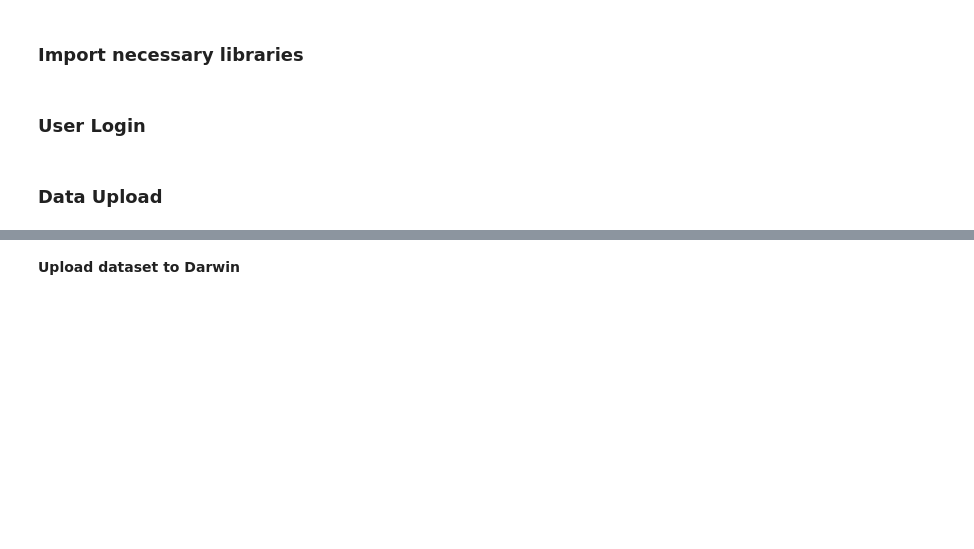
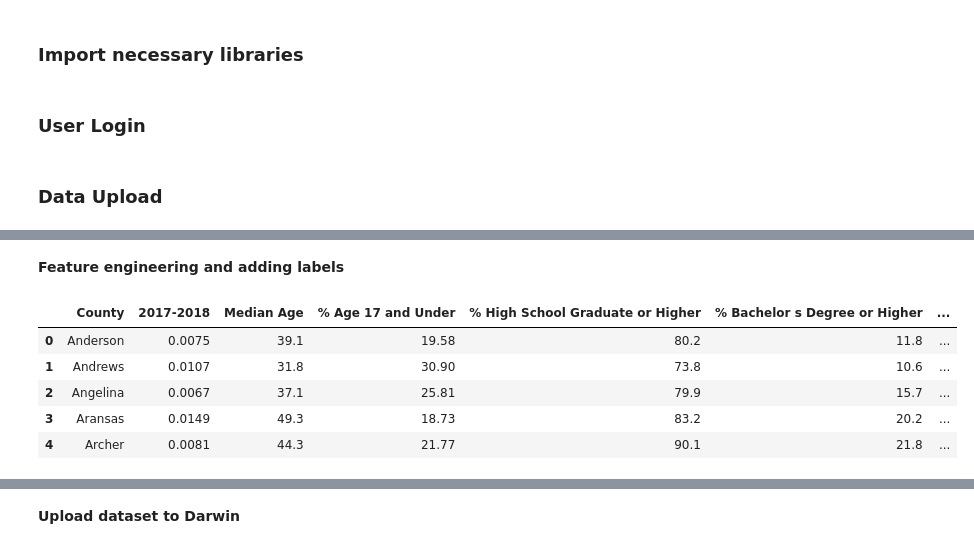
Before and after one commit to justin-kang/CS-363D-Project, a Jupyter notebook: Darwin Project.ipynb, the cells around one changed output, grey strips where cells are left out. Cells and saved outputs as stored; diff of their text form; code cells hidden in the pictures; blank space fills up the shorter version.

```diff
--- a/Darwin Project.ipynb
+++ b/Darwin Project.ipynb
@@ -58,0 +58,2 @@ if not status:
+# %% [markdown]
+**Feature engineering and adding labels**
@@ -58,0 +76,70 @@ if not status:
+# %%
+def calculate_label(row, mean, sd):
+    if row['2017-2018'] > mean + sd:
+        return 1
+    if row['2017-2018'] < mean - sd:
+        return -1
+    return 0
+
+def add_labels(df):
+    mean = df['2017-2018'].mean(skipna=True)
+    sd = df['2017-2018'].std(skipna = True)
+    df['Label'] = df.apply(lambda row: calculate_label(row, mean, sd), axis=1)
+    return df
+# %%
+# Preview dataset
+df = pd.read_csv(os.path.join(PATH_TO_DATASET, 'exemptions.csv'))
+df.drop(df.tail(1).index,inplace=True)
+
+#combine all data into one dataframe
+for file in os.listdir(PATH_TO_DATASET):
+    if 'csv' in file and 'exemptions' not in file: #dont add exemptions twice
+        df2=pd.read_csv(os.path.join(PATH_TO_DATASET, file))
+        df=df.merge(df2, on='County')
+
+#~feature engineering~
+df['% Age 18-65']=df.apply (lambda row: calculate_adults(row), axis=1)
+
+df=drop_features(df)
+
+#strip extra characters and convert to floats
+for i in range(1, 9):
+    df.iloc[:,i]=df.apply( lambda row: strip_extra_chars(row, i, "%"), axis=1)
+#dollar_cols
+#df.iloc
+#df.head()
+strip_dollar = ['Total County Tax Rate', 'Per Capita Income']
+for category in strip_dollar:
+    df[category]=df.apply( lambda row: strip_extra_chars(row, category, "$"), axis=1)
+#print(list(df))
+#df.head()
+
+#label each county as low, average, or high risk based vaccine exemption data
+labeled_df = df.copy(deep=True)
+"""labeled_df = add_labels(labeled_df)
+zeroes = 0
+pos_ones = 0
+neg_ones = 0
+for x in labeled_df["Label"]:
+    if x == 0:
+        zeroes+=1
+    if x == 1:
+        pos_ones+=1
+    if x==neg_ones:
+        neg_ones+=1
+print(zeroes)
+print(pos_ones)
+print(neg_ones)
+#labeled_df.head()"""
+#drop the vaccine exemtion data used to create the labels
+for i in range(1, 8):
+    labeled_df = labeled_df.drop(labeled_df.columns[1], axis=1)
+labeled_df.to_csv('pruned_data.csv', index=False)
+labeled_df.head()
+# %% [output]
+|  | County | 2017-2018 | Median Age | % Age 17 and Under | % High School Graduate or Higher | % Bachelor s Degree or Higher | ... |
+| 0 | Anderson | 0.0075 | 39.1 | 19.58 | 80.2 | 11.8 | ... |
+| 1 | Andrews | 0.0107 | 31.8 | 30.90 | 73.8 | 10.6 | ... |
+| 2 | Angelina | 0.0067 | 37.1 | 25.81 | 79.9 | 15.7 | ... |
+| 3 | Aransas | 0.0149 | 49.3 | 18.73 | 83.2 | 20.2 | ... |
+| 4 | Archer | 0.0081 | 44.3 | 21.77 | 90.1 | 21.8 | ... |
```
Also changed, not shown: parts of 38 cells of this notebook.
